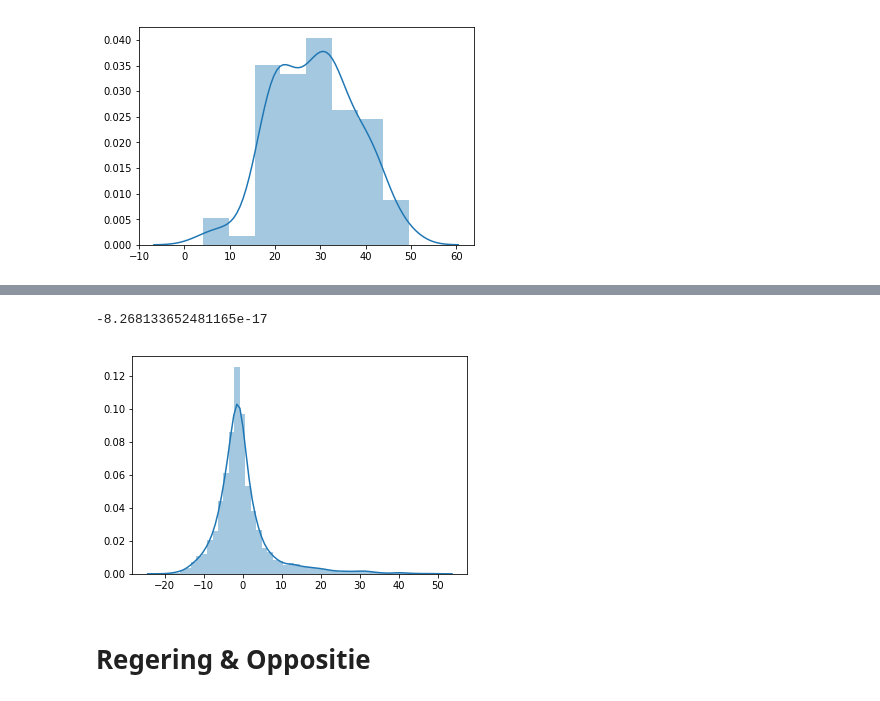
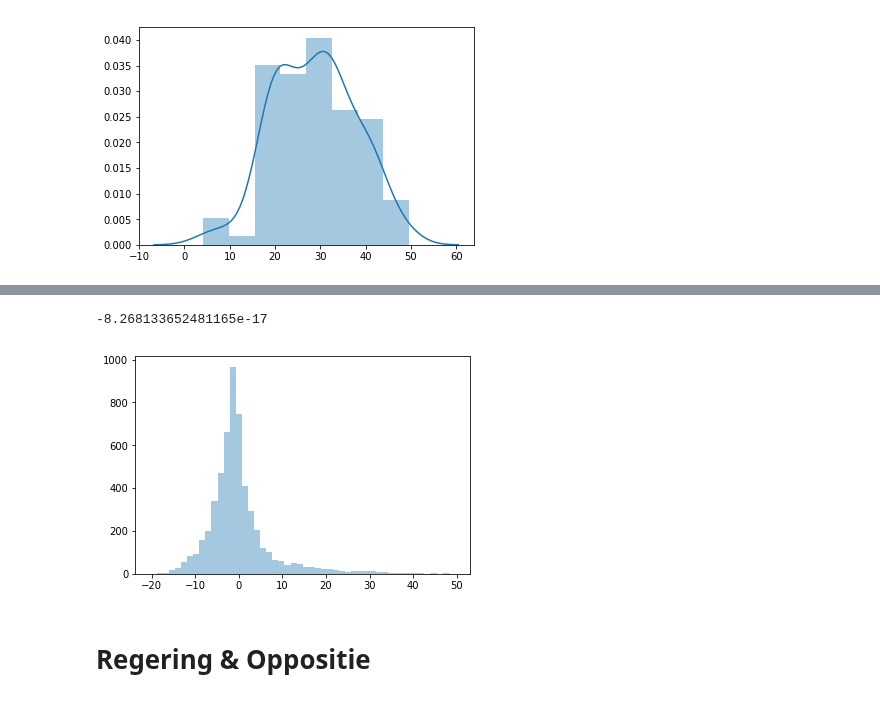
Before and after one commit to jaspervanderheide/Scriptie-Sprekers-TK, a Jupyter notebook: CompleteNotebook.ipynb, the cells around one changed output, grey strips where cells are left out. Drawn from its saved outputs; the diff is of its cells as text; code cells hidden in the pictures.

```diff
--- a/CompleteNotebook.ipynb
+++ b/CompleteNotebook.ipynb
@@ -236,8 +236,11 @@ def classifaction_report_csv(report,save):
         row['Documenten'] = int(row_data[-1])
         report_data.append(row)
     dataframe = pd.DataFrame.from_dict(report_data)
+    dataframe = dataframe.reindex_axis(["Partij","Precision","Recall","F1_score","Documenten"], axis=1)
     with open("Verslag/Tables/%s.tex" %save, "w") as f:
         f.write(dataframe.to_latex(index=False))
+    print(dataframe)
+    return
 # %%
 # Select the classifier and parameters with highest score
 def getbestpipe(file):
@@ -500,11 +515,11 @@ np.mean(list(chain.from_iterable(m)))
 # %%
-ax = sns.distplot(list(chain.from_iterable(m))+list(chain.from_iterable(o))+list(chain.from_iterable(r)),norm_hist=False)
+ax = sns.distplot(list(chain.from_iterable(m))+list(chain.from_iterable(o))+list(chain.from_iterable(r)),kde=False)
 fig = ax.get_figure()
 fig.savefig('Verslag/Tables/Totaal.png')
 np.mean(list(chain.from_iterable(m))+list(chain.from_iterable(o))+list(chain.from_iterable(r)))
 # %% [output]
 -8.268133652481165e-17
-[figure, old version]
+[figure, new version]
 # %% [markdown]
 # Regering & Oppositie
 # %%
```
Also changed, not shown: parts of 5 cells of this notebook, 5 other files.
